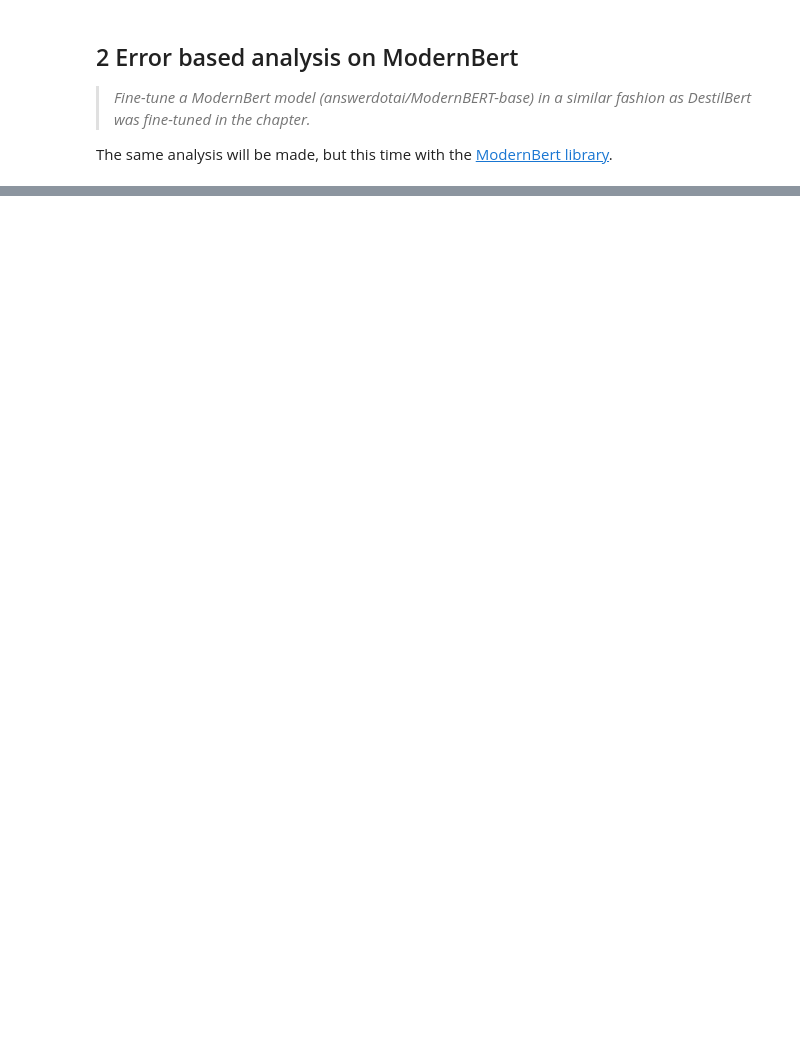
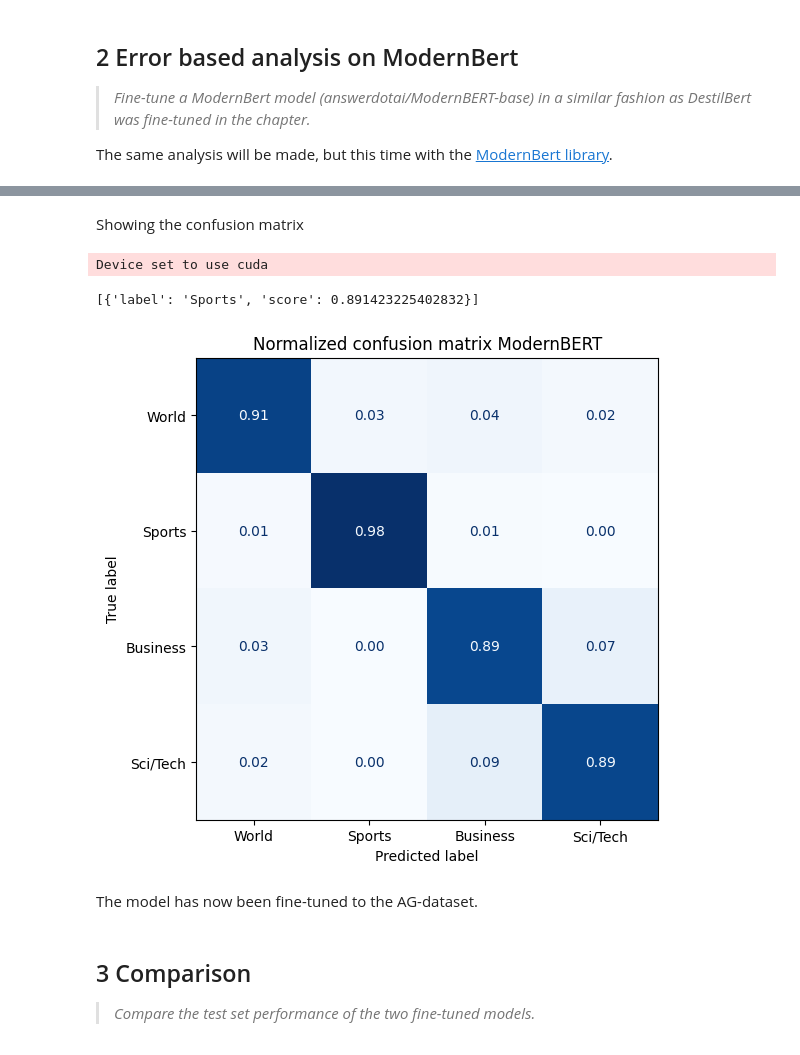
Before and after one commit to simon-mellergaard/GAI-with-LLMs, a Jupyter notebook: Project codes/question1.ipynb, the cells around one changed output, grey strips where cells are left out. Drawn from its saved outputs; the diff is of its cells as text; code cells hidden in the pictures; blank space fills up the shorter version.

```diff
--- a/Project codes/question1.ipynb
+++ b/Project codes/question1.ipynb
@@ -243,0 +326,47 @@ The same analysis will be made, but this time with the [ModernBert library](http
+# %% [markdown]
+Showing the confusion matrix
+# %%
+# Use a pipeline as a high-level help
+pipe = pipeline(
+    "text-classification",
+    model="simon-mellergaard/classifier-distilbert-agnews",
+    device="cuda",
+)
+pipe(
+    """The soccer match between Spain and
+Portugal ended in a terrible result for Portugal."""
+)
+# %% [output]
+Device set to use cuda
+[{'label': 'Sports', 'score': 0.891423225402832}]
+# %%
+model_preds = pipe.predict(list(tokenized_datasets["test"]["text"]))
+# Get the dataset labels
+references = tokenized_datasets["test"]["label"]
+# Get the list of label names
+label_names = raw_train_dataset.features["label"].names
+
+# Convert predicted labels to ids
+label_to_id = {name: i for i, name in enumerate(label_names)}
+pred_labels = [label_to_id[pred["label"]] for pred in model_preds]
+
+# Compute confusion matrix
+confusion_matrix = evaluate.load("confusion_matrix")
+cm = confusion_matrix.compute(
+    references=references, predictions=pred_labels, normalize="true"
+)["confusion_matrix"]
+
+# Plot the confusion matrix
+fig, ax = plt.subplots(figsize=(6, 6))
+disp = ConfusionMatrixDisplay(confusion_matrix=cm, display_labels=label_names)
+disp.plot(cmap="Blues", values_format=".2f", ax=ax, colorbar=False)
+plt.title("Normalized confusion matrix ModernBERT")
+plt.show()
+# %% [output]
+[figure, added]
+# %% [markdown]
+The model has now been fine-tuned to the AG-dataset.
+# %% [markdown]
+## 3 Comparison
+
+> *Compare the test set performance of the two fine-tuned models.*
```
Also changed, not shown: parts of 37 cells of this notebook.
